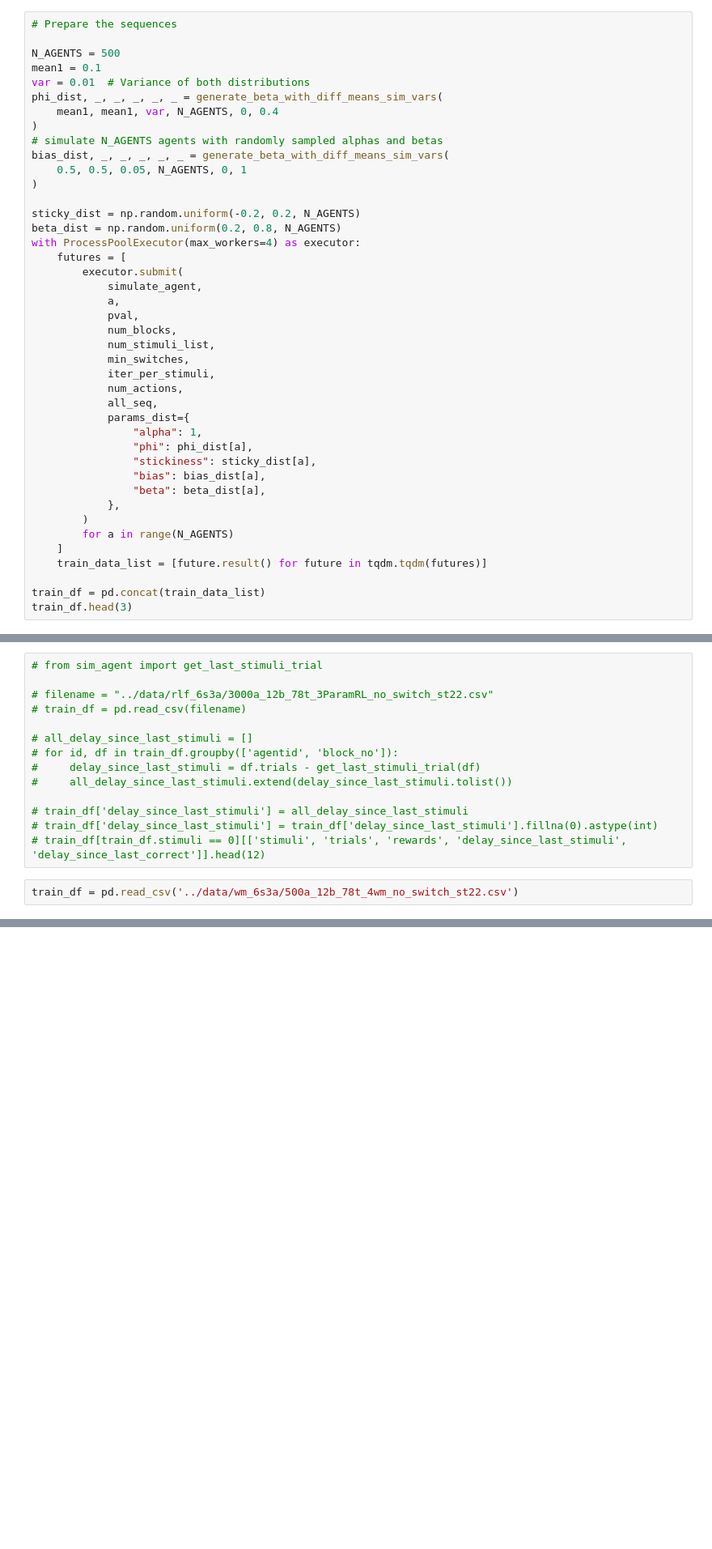
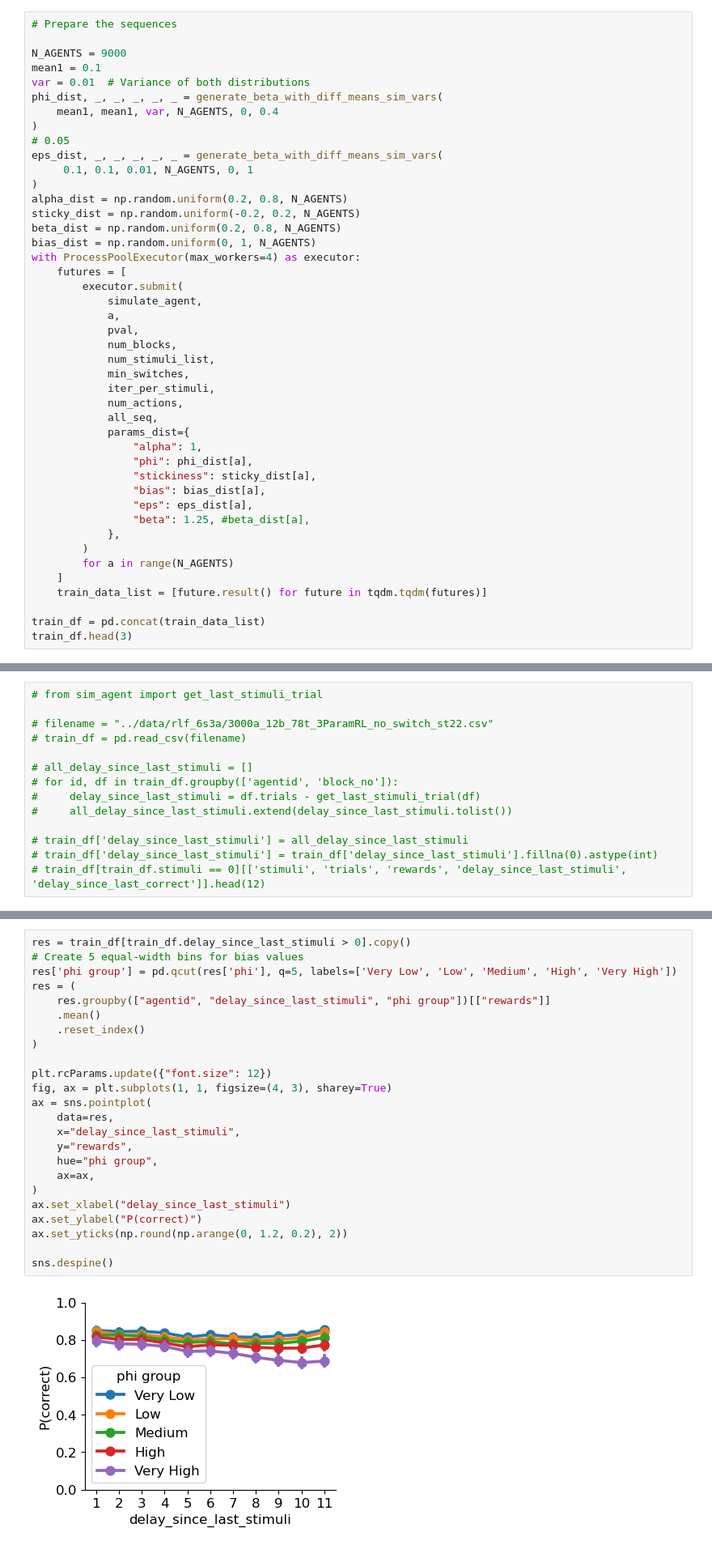
Before and after one commit to ti55987/DL4CM, a Jupyter notebook: simulation/simulation.ipynb, the cells around one changed output, grey strips where cells are left out. Shown at 81% size. Drawn from its saved outputs; the diff is of its cells as text; blank space fills up the shorter version.

```diff
--- a/simulation/simulation.ipynb
+++ b/simulation/simulation.ipynb
@@ -44,19 +90,20 @@ print(a1, b1)
 # %%
 # Prepare the sequences
 
-N_AGENTS = 500
+N_AGENTS = 9000
 mean1 = 0.1
 var = 0.01  # Variance of both distributions
 phi_dist, _, _, _, _, _ = generate_beta_with_diff_means_sim_vars(
     mean1, mean1, var, N_AGENTS, 0, 0.4
 )
-# simulate N_AGENTS agents with randomly sampled alphas and betas
-bias_dist, _, _, _, _, _ = generate_beta_with_diff_means_sim_vars(
-    0.5, 0.5, 0.05, N_AGENTS, 0, 1
+# 0.05
+eps_dist, _, _, _, _, _ = generate_beta_with_diff_means_sim_vars(
+     0.1, 0.1, 0.01, N_AGENTS, 0, 1
 )
-
+alpha_dist = np.random.uniform(0.2, 0.8, N_AGENTS)
 sticky_dist = np.random.uniform(-0.2, 0.2, N_AGENTS)
 beta_dist = np.random.uniform(0.2, 0.8, N_AGENTS)
+bias_dist = np.random.uniform(0, 1, N_AGENTS)
 with ProcessPoolExecutor(max_workers=4) as executor:
     futures = [
         executor.submit(
@@ -74,7 +121,8 @@ with ProcessPoolExecutor(max_workers=4) as executor:
                 "phi": phi_dist[a],
                 "stickiness": sticky_dist[a],
                 "bias": bias_dist[a],
-                "beta": beta_dist[a],
+                "eps": eps_dist[a],
+                "beta": 1.25, #beta_dist[a],
             },
         )
         for a in range(N_AGENTS)
@@ -120,5 +157,3 @@ train_df.to_csv(filename)
 # train_df['delay_since_last_stimuli'] = all_delay_since_last_stimuli
 # train_df['delay_since_last_stimuli'] = train_df['delay_since_last_stimuli'].fillna(0).astype(int)
 # train_df[train_df.stimuli == 0][['stimuli', 'trials', 'rewards', 'delay_since_last_stimuli', 'delay_since_last_correct']].head(12)
-# %%
-train_df = pd.read_csv('../data/wm_6s3a/500a_12b_78t_4wm_no_switch_st22.csv')
@@ -124,0 +162,26 @@ train_df = pd.read_csv('../data/wm_6s3a/500a_12b_78t_4wm_no_switch_st22.csv')
+# %%
+res = train_df[train_df.delay_since_last_stimuli > 0].copy()
+# Create 5 equal-width bins for bias values
+res['phi group'] = pd.qcut(res['phi'], q=5, labels=['Very Low', 'Low', 'Medium', 'High', 'Very High'])
+res = (
+    res.groupby(["agentid", "delay_since_last_stimuli", "phi group"])[["rewards"]]
+    .mean()
+    .reset_index()
+)
+
+plt.rcParams.update({"font.size": 12})
+fig, ax = plt.subplots(1, 1, figsize=(4, 3), sharey=True)
+ax = sns.pointplot(
+    data=res,
+    x="delay_since_last_stimuli",
+    y="rewards",
+    hue="phi group",
+    ax=ax,
+)
+ax.set_xlabel("delay_since_last_stimuli")
+ax.set_ylabel("P(correct)")
+ax.set_yticks(np.round(np.arange(0, 1.2, 0.2), 2))
+
+sns.despine()
+# %% [output]
+[figure, added]
```
Also changed, not shown: parts of 17 cells of this notebook, 5 other files.
